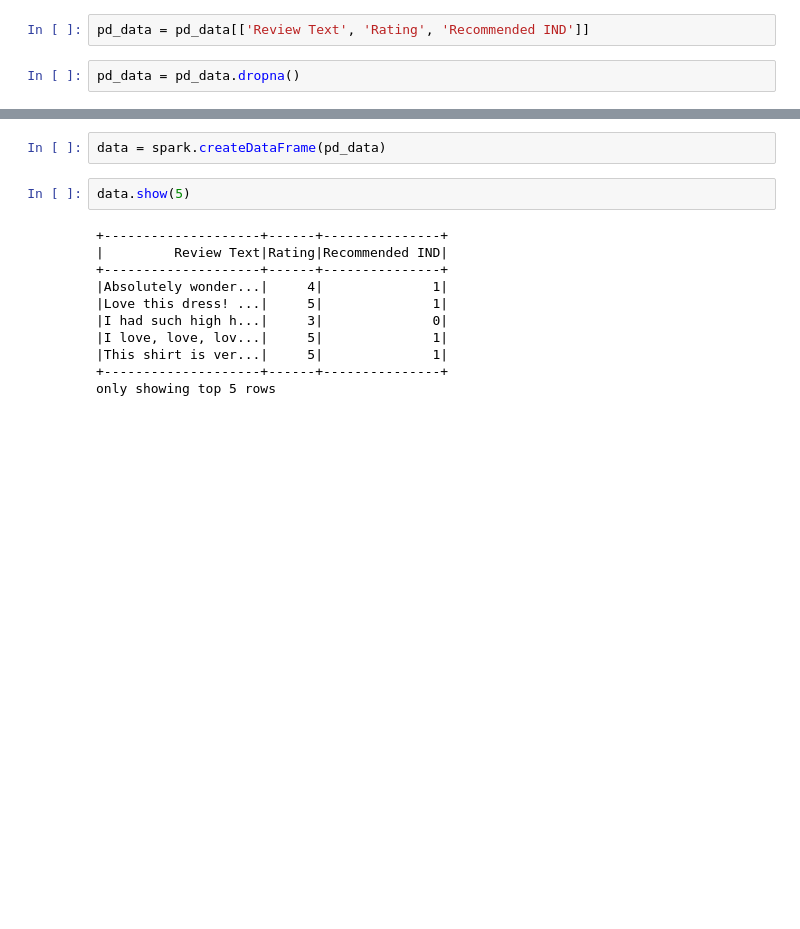
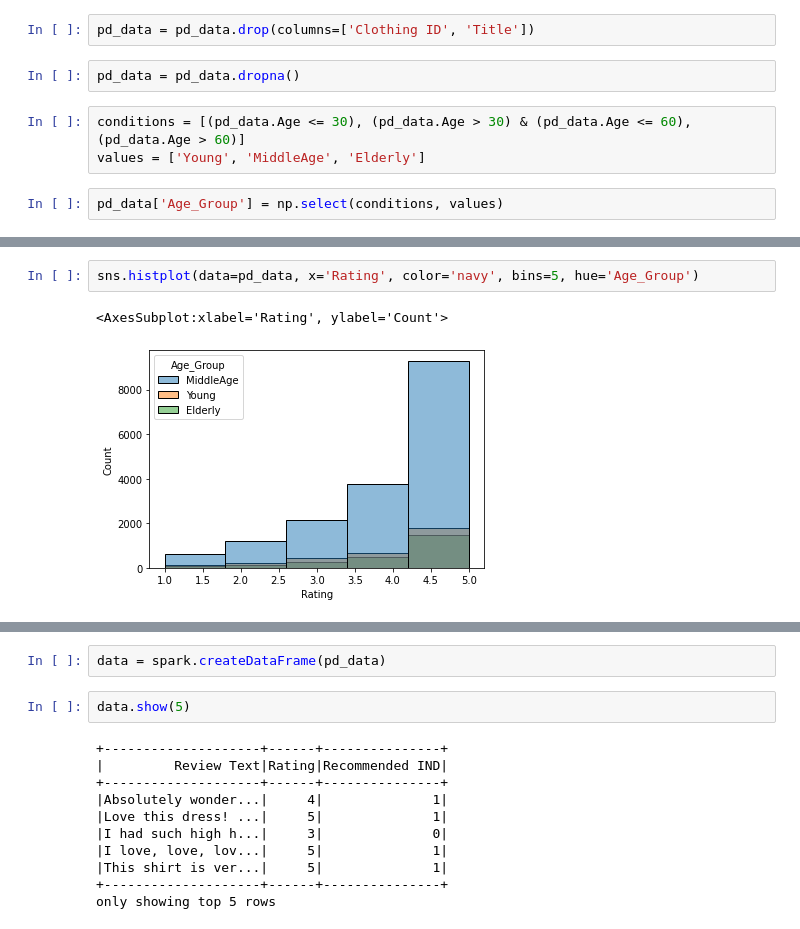
Before and after one commit to hieplk97/Data-Science, a Jupyter notebook: 08 Big Data in Machine Learning/Excercise/Final Exam/Ex1 Classification - Women's E-Commerce Clothing Reviews.ipynb, the cells around one changed output, grey strips where cells are left out. Drawn from its saved outputs; the diff is of its cells as text; blank space fills up the shorter version.

Commit message:
Add graphs

```diff
--- a/08 Big Data in Machine Learning/Excercise/Final Exam/Ex1 Classification - Women's E-Commerce Clothing Reviews.ipynb
+++ b/08 Big Data in Machine Learning/Excercise/Final Exam/Ex1 Classification - Women's E-Commerce Clothing Reviews.ipynb
@@ -31,7 +32,12 @@ pd_data.head(5)
 | 2 | 1077 | 60 | Some major design flaws | I had such high hopes for this dr... | 3 | 0 | 0 | ... |
 | 3 | 1049 | 50 | My favorite buy! | I love, love, love this jumpsuit.... | 5 | 1 | 0 | ... |
 | 4 | 847 | 47 | Flattering shirt | This shirt is very flattering to ... | 5 | 1 | 6 | ... |
-# %%
-pd_data = pd_data[['Review Text', 'Rating', 'Recommended IND']]
+# %%
+pd_data = pd_data.drop(columns=['Clothing ID', 'Title'])
 # %%
 pd_data = pd_data.dropna()
+# %%
+conditions = [(pd_data.Age <= 30), (pd_data.Age > 30) & (pd_data.Age <= 60), (pd_data.Age > 60)]
+values = ['Young', 'MiddleAge', 'Elderly']
+# %%
+pd_data['Age_Group'] = np.select(conditions, values)
@@ -37,0 +53,5 @@ pd_data = pd_data.dropna()
+# %%
+sns.histplot(data=pd_data, x='Rating', color='navy', bins=5, hue='Age_Group')
+# %% [output]
+<AxesSubplot:xlabel='Rating', ylabel='Count'>
+[figure, added]
```
Also changed, not shown: parts of 3 cells of this notebook.
